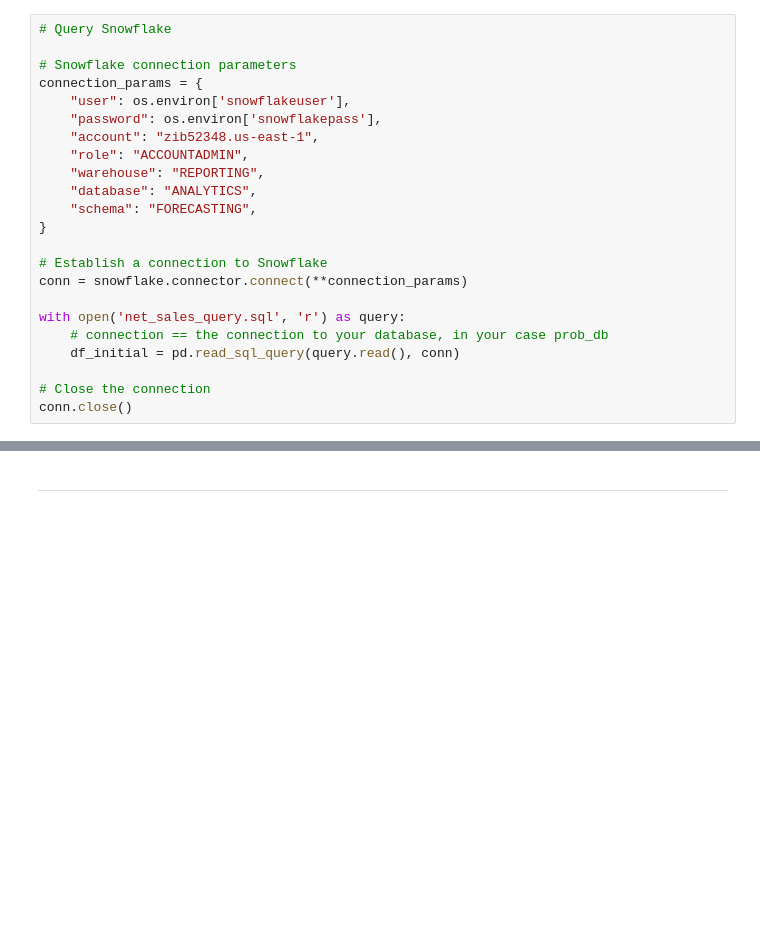
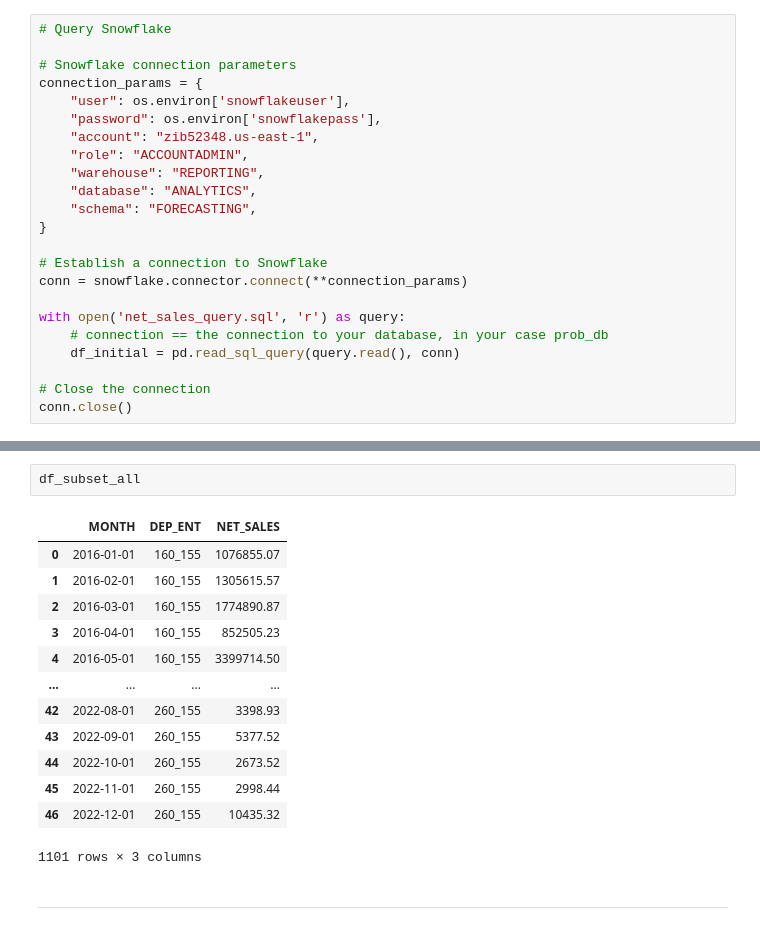
Before and after one commit to crudek13/practical, a Jupyter notebook: python_fcast/auto_ts regressors.ipynb, the cells around one changed output, grey strips where cells are left out. Cells and saved outputs as stored; diff of their text form; blank space fills up the shorter version.

```diff
--- a/python_fcast/auto_ts regressors.ipynb
+++ b/python_fcast/auto_ts regressors.ipynb
@@ -162,6 +208,22 @@ df_d_regress1 = df_d_regress.merge(
     amzn_ship_df, on=['DEP_ENT', 'MONTH'], how='left')
 
 df_d_regress1['AMZN'] = df_d_regress1['AMZN'].fillna(0)
+# %%
+df_subset_all
+# %% [output]
+|  | MONTH | DEP_ENT | NET_SALES |
+| 0 | 2016-01-01 | 160_155 | 1076855.07 |
+| 1 | 2016-02-01 | 160_155 | 1305615.57 |
+| 2 | 2016-03-01 | 160_155 | 1774890.87 |
+| 3 | 2016-04-01 | 160_155 | 852505.23 |
+| 4 | 2016-05-01 | 160_155 | 3399714.50 |
+| ... | ... | ... | ... |
+| 42 | 2022-08-01 | 260_155 | 3398.93 |
+| 43 | 2022-09-01 | 260_155 | 5377.52 |
+| 44 | 2022-10-01 | 260_155 | 2673.52 |
+| 45 | 2022-11-01 | 260_155 | 2998.44 |
+| 46 | 2022-12-01 | 260_155 | 10435.32 |
+1101 rows × 3 columns
 # %% [markdown]
 ---
 # %%
```
Also changed, not shown: parts of 3 cells of this notebook.
